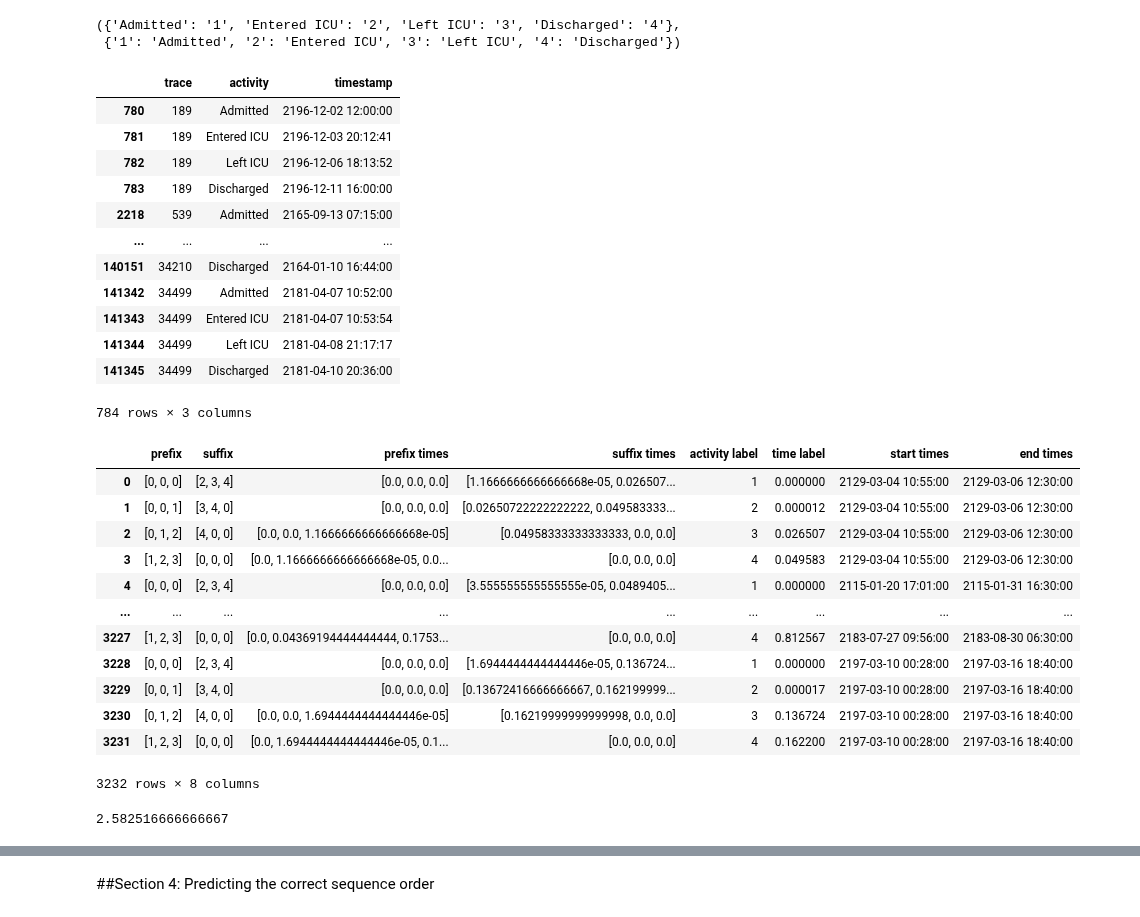
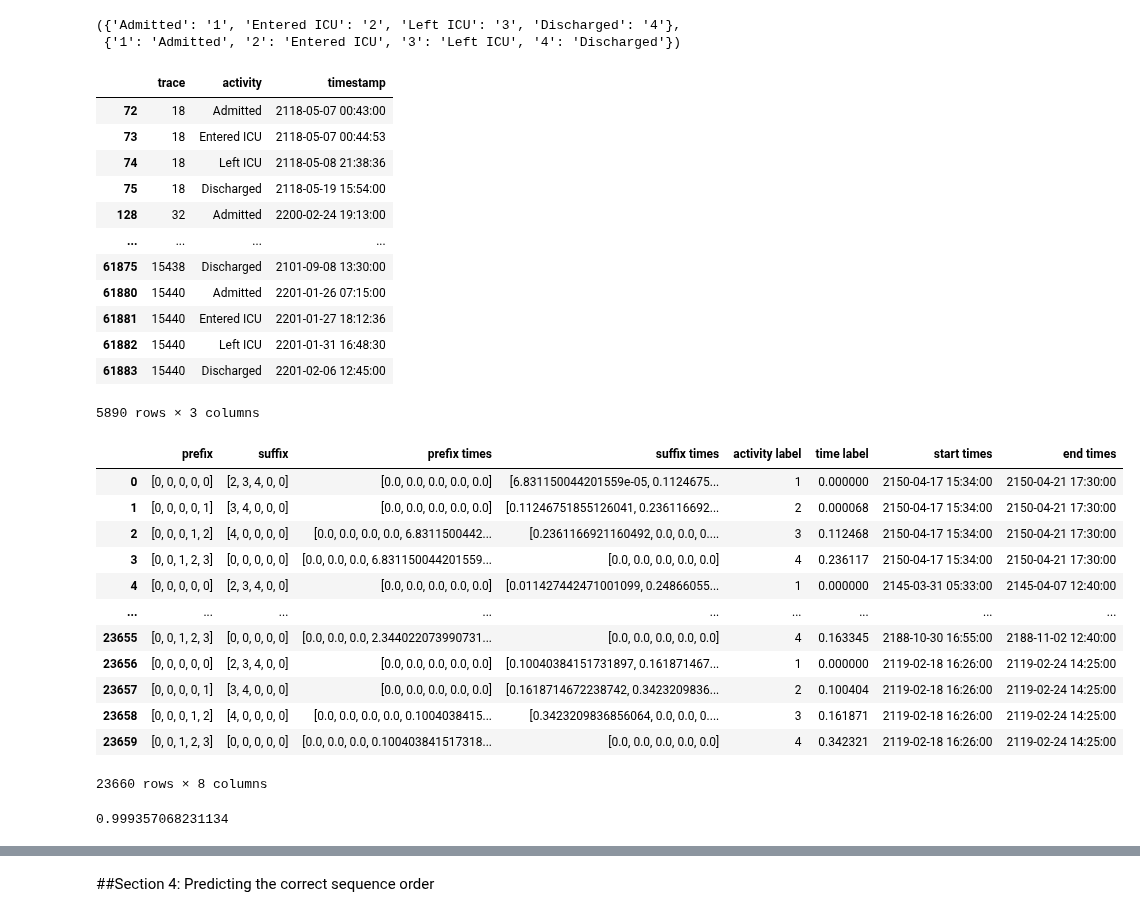
Before and after one commit to adamzbikowski/Process-Mining-Dissertation, a Jupyter notebook: timestamp_pipeline.ipynb, the cells around one changed output, grey strips where cells are left out. Saved outputs shown, nothing was run; the diff lists cells and outputs as text; code cells hidden in the pictures.

```diff
--- a/timestamp_pipeline.ipynb
+++ b/timestamp_pipeline.ipynb
@@ -14,7 +14,7 @@ To customise the pipeline, only alter the parameters in this section.
 BRANCH = "sql-queries"
 
 # change this to change which query is being used
-QUERY_NAME = "el_4.sql"
+QUERY_NAME = "el_hypertension_4.sql"
 
 # this assumes that the user has access to the mimic-iii dataset
 # through google BigQuery
@@ -23,14 +23,14 @@ PROJECT_NAME = "processmining-367815"
 
 # change to alter the number of random traces being selected
 # set value to None in order to use the full dataset
-NUM_TRACES = 1000
+NUM_TRACES = 10000
 
 # IGNORE if event log does not include procedures
 # set to false if
 CATEGORICAL_PROCEDURES = False
 
 # change to alter the prefix/suffix length
-PREFIX_LENGTH = 3
+PREFIX_LENGTH = 5
 
 # change to alter the size of the test and validation sets
 TEST_SIZE = 0.2
@@ -140,3 +130,9 @@ event_log = pm.filter_start_activities(event_log, ['Admitted'])
 event_log = pm.filter_end_activities(event_log,['Discharged'])
 # event_log = pm.filter_variants_top_k(event_log,50)
 # event_log = pm.filter_variants_by_coverage_percentage(event_log, 0.1)
+# %%
+import matplotlib.pyplot as plt
+
+trace_lengths = pm.stats.get_all_case_durations(event_log)
+plt.hist(trace_lengths)
+plt.show()
@@ -142,0 +141,13 @@ event_log = pm.filter_end_activities(event_log,['Discharged'])
+# %%
+import math
+sorted_lengths = sorted(trace_lengths, reverse=True)
+print(max(sorted_lengths))
+pct = math.ceil(len(sorted_lengths) * 0.1)
+# print(pct)
+sorted_lengths = sorted_lengths[pct:]
+max_length = max(sorted_lengths)
+# print(len(sorted_lengths))
+print(max_length)
+
+# filter by performance
+event_log = pm.filter_case_performance(event_log, 0, max_length)
@@ -244,18 +258,18 @@ test_el = partial_el.loc[partial_el['trace'].isin(test_traces)]
 test_el
 # %% [output]
 |  | trace | activity | timestamp |
-| 780 | 189 | Admitted | 2196-12-02 12:00:00 |
-| 781 | 189 | Entered ICU | 2196-12-03 20:12:41 |
-| 782 | 189 | Left ICU | 2196-12-06 18:13:52 |
-| 783 | 189 | Discharged | 2196-12-11 16:00:00 |
-| 2218 | 539 | Admitted | 2165-09-13 07:15:00 |
+| 72 | 18 | Admitted | 2118-05-07 00:43:00 |
+| 73 | 18 | Entered ICU | 2118-05-07 00:44:53 |
+| 74 | 18 | Left ICU | 2118-05-08 21:38:36 |
+| 75 | 18 | Discharged | 2118-05-19 15:54:00 |
+| 128 | 32 | Admitted | 2200-02-24 19:13:00 |
 | ... | ... | ... | ... |
-| 140151 | 34210 | Discharged | 2164-01-10 16:44:00 |
-| 141342 | 34499 | Admitted | 2181-04-07 10:52:00 |
-| 141343 | 34499 | Entered ICU | 2181-04-07 10:53:54 |
-| 141344 | 34499 | Left ICU | 2181-04-08 21:17:17 |
-| 141345 | 34499 | Discharged | 2181-04-10 20:36:00 |
+| 61875 | 15438 | Discharged | 2101-09-08 13:30:00 |
+| 61880 | 15440 | Admitted | 2201-01-26 07:15:00 |
+| 61881 | 15440 | Entered ICU | 2201-01-27 18:12:36 |
+| 61882 | 15440 | Left ICU | 2201-01-31 16:48:30 |
+| 61883 | 15440 | Discharged | 2201-02-06 12:45:00 |
-784 rows × 3 columns
+5890 rows × 3 columns
 # %%
 # find the first timestamp in dataset
 # start_time = partial_el['timestamp'].min()
@@ -285,7 +299,8 @@ def label_train(el):
     length = len(activities)
 
     for i in range(length):
-      timestamps[i] = (timestamps[i] - start_time).total_seconds()  / 3600 / 1000
+      timestamps[i] = (timestamps[i] - start_time).total_seconds() / max_length
+      # / 3600 / 1000
 
 
     for i in range(length):
@@ -318,49 +333,49 @@ def label_train(el):
       while len(suffix) < PREFIX_LENGTH:
         suffix.append('0')
 
       while len(suffix_times) < PREFIX_LENGTH:
         suffix_times.append(0.0)
 
       prefix_arr.append(np.array(prefix[0:PREFIX_LENGTH], dtype=int))
       suffix_arr.append(np.array(suffix[0:PREFIX_LENGTH], dtype=int))
       prefix_times_arr.append(np.array(prefix_times[0:PREFIX_LENGTH]))
       suffix_times_arr.append(np.array(suffix_times[0:PREFIX_LENGTH]))
       label_arr.append(label)
       label_times_arr.append(time_label)
       start_times.append(start_time)
       end_times.append(end_time)
 
   return pd.DataFrame({'prefix' : prefix_arr,
                        'suffix' : suffix_arr,
                        'prefix times' : prefix_times_arr,
                        'suffix times' : suffix_times_arr,
                        'activity label' : label_arr,
                        'time label': label_times_arr,
                        'start times': start_times,
                        'end times': end_times
                        })
 
 
 labeled_train_el = label_train(train_el)
 labeled_train_el
 # %% [output]
 |  | prefix | suffix | prefix times | suffix times | activity label | time label | start times | end times |
-| 0 | [0, 0, 0] | [2, 3, 4] | [0.0, 0.0, 0.0] | [1.1666666666666668e-05, 0.026507... | 1 | 0.000000 | 2129-03-04 10:55:00 | 2129-03-06 12:30:00 |
-| 1 | [0, 0, 1] | [3, 4, 0] | [0.0, 0.0, 0.0] | [0.02650722222222222, 0.049583333... | 2 | 0.000012 | 2129-03-04 10:55:00 | 2129-03-06 12:30:00 |
-| 2 | [0, 1, 2] | [4, 0, 0] | [0.0, 0.0, 1.1666666666666668e-05] | [0.04958333333333333, 0.0, 0.0] | 3 | 0.026507 | 2129-03-04 10:55:00 | 2129-03-06 12:30:00 |
-| 3 | [1, 2, 3] | [0, 0, 0] | [0.0, 1.1666666666666668e-05, 0.0... | [0.0, 0.0, 0.0] | 4 | 0.049583 | 2129-03-04 10:55:00 | 2129-03-06 12:30:00 |
-| 4 | [0, 0, 0] | [2, 3, 4] | [0.0, 0.0, 0.0] | [3.555555555555555e-05, 0.0489405... | 1 | 0.000000 | 2115-01-20 17:01:00 | 2115-01-31 16:30:00 |
+| 0 | [0, 0, 0, 0, 0] | [2, 3, 4, 0, 0] | [0.0, 0.0, 0.0, 0.0, 0.0] | [6.831150044201559e-05, 0.1124675... | 1 | 0.000000 | 2150-04-17 15:34:00 | 2150-04-21 17:30:00 |
+| 1 | [0, 0, 0, 0, 1] | [3, 4, 0, 0, 0] | [0.0, 0.0, 0.0, 0.0, 0.0] | [0.11246751855126041, 0.236116692... | 2 | 0.000068 | 2150-04-17 15:34:00 | 2150-04-21 17:30:00 |
+| 2 | [0, 0, 0, 1, 2] | [4, 0, 0, 0, 0] | [0.0, 0.0, 0.0, 0.0, 6.8311500442... | [0.2361166921160492, 0.0, 0.0, 0.... | 3 | 0.112468 | 2150-04-17 15:34:00 | 2150-04-21 17:30:00 |
+| 3 | [0, 0, 1, 2, 3] | [0, 0, 0, 0, 0] | [0.0, 0.0, 0.0, 6.831150044201559... | [0.0, 0.0, 0.0, 0.0, 0.0] | 4 | 0.236117 | 2150-04-17 15:34:00 | 2150-04-21 17:30:00 |
+| 4 | [0, 0, 0, 0, 0] | [2, 3, 4, 0, 0] | [0.0, 0.0, 0.0, 0.0, 0.0] | [0.011427442471001099, 0.24866055... | 1 | 0.000000 | 2145-03-31 05:33:00 | 2145-04-07 12:40:00 |
 | ... | ... | ... | ... | ... | ... | ... | ... | ... |
-| 3227 | [1, 2, 3] | [0, 0, 0] | [0.0, 0.04369194444444444, 0.1753... | [0.0, 0.0, 0.0] | 4 | 0.812567 | 2183-07-27 09:56:00 | 2183-08-30 06:30:00 |
-| 3228 | [0, 0, 0] | [2, 3, 4] | [0.0, 0.0, 0.0] | [1.6944444444444446e-05, 0.136724... | 1 | 0.000000 | 2197-03-10 00:28:00 | 2197-03-16 18:40:00 |
-| 3229 | [0, 0, 1] | [3, 4, 0] | [0.0, 0.0, 0.0] | [0.13672416666666667, 0.162199999... | 2 | 0.000017 | 2197-03-10 00:28:00 | 2197-03-16 18:40:00 |
-| 3230 | [0, 1, 2] | [4, 0, 0] | [0.0, 0.0, 1.6944444444444446e-05] | [0.16219999999999998, 0.0, 0.0] | 3 | 0.136724 | 2197-03-10 00:28:00 | 2197-03-16 18:40:00 |
-| 3231 | [1, 2, 3] | [0, 0, 0] | [0.0, 1.6944444444444446e-05, 0.1... | [0.0, 0.0, 0.0] | 4 | 0.162200 | 2197-03-10 00:28:00 | 2197-03-16 18:40:00 |
+| 23655 | [0, 0, 1, 2, 3] | [0, 0, 0, 0, 0] | [0.0, 0.0, 0.0, 2.344022073990731... | [0.0, 0.0, 0.0, 0.0, 0.0] | 4 | 0.163345 | 2188-10-30 16:55:00 | 2188-11-02 12:40:00 |
+| 23656 | [0, 0, 0, 0, 0] | [2, 3, 4, 0, 0] | [0.0, 0.0, 0.0, 0.0, 0.0] | [0.10040384151731897, 0.161871467... | 1 | 0.000000 | 2119-02-18 16:26:00 | 2119-02-24 14:25:00 |
+| 23657 | [0, 0, 0, 0, 1] | [3, 4, 0, 0, 0] | [0.0, 0.0, 0.0, 0.0, 0.0] | [0.1618714672238742, 0.3423209836... | 2 | 0.100404 | 2119-02-18 16:26:00 | 2119-02-24 14:25:00 |
+| 23658 | [0, 0, 0, 1, 2] | [4, 0, 0, 0, 0] | [0.0, 0.0, 0.0, 0.0, 0.1004038415... | [0.3423209836856064, 0.0, 0.0, 0.... | 3 | 0.161871 | 2119-02-18 16:26:00 | 2119-02-24 14:25:00 |
+| 23659 | [0, 0, 1, 2, 3] | [0, 0, 0, 0, 0] | [0.0, 0.0, 0.0, 0.100403841517318... | [0.0, 0.0, 0.0, 0.0, 0.0] | 4 | 0.342321 | 2119-02-18 16:26:00 | 2119-02-24 14:25:00 |
-3232 rows × 8 columns
+23660 rows × 8 columns
 # %%
 labeled_train_el['time label'].max()
 # %% [output]
-2.582516666666667
+0.999357068231134
 # %%
 labeled_train_el, validation_el = train_test_split(labeled_train_el, test_size=VALIDATION_SIZE, random_state=9)
 # %%
```
Also changed, not shown: parts of 24 cells of this notebook.
